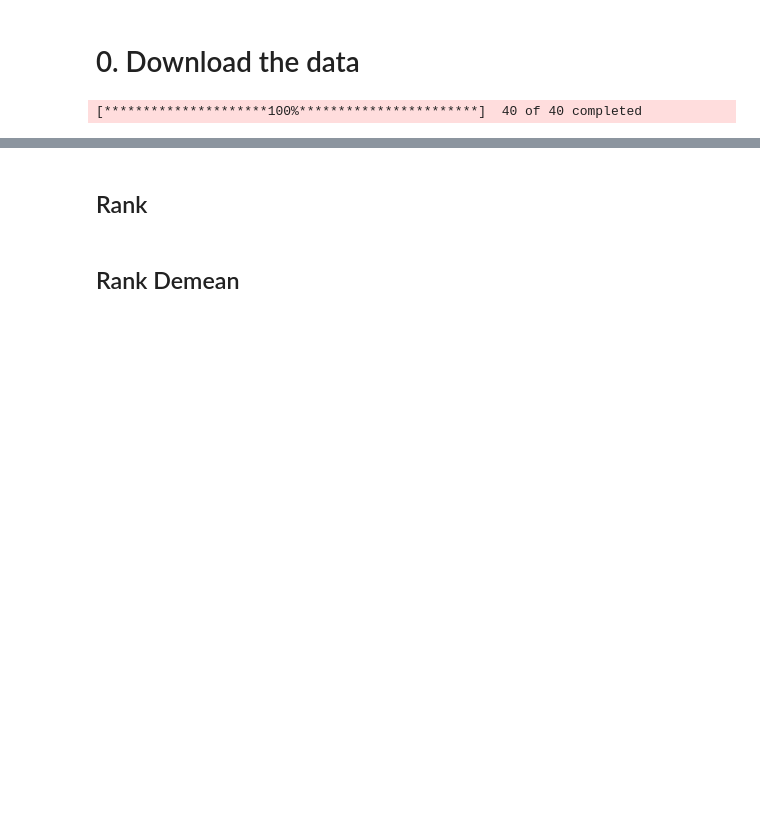
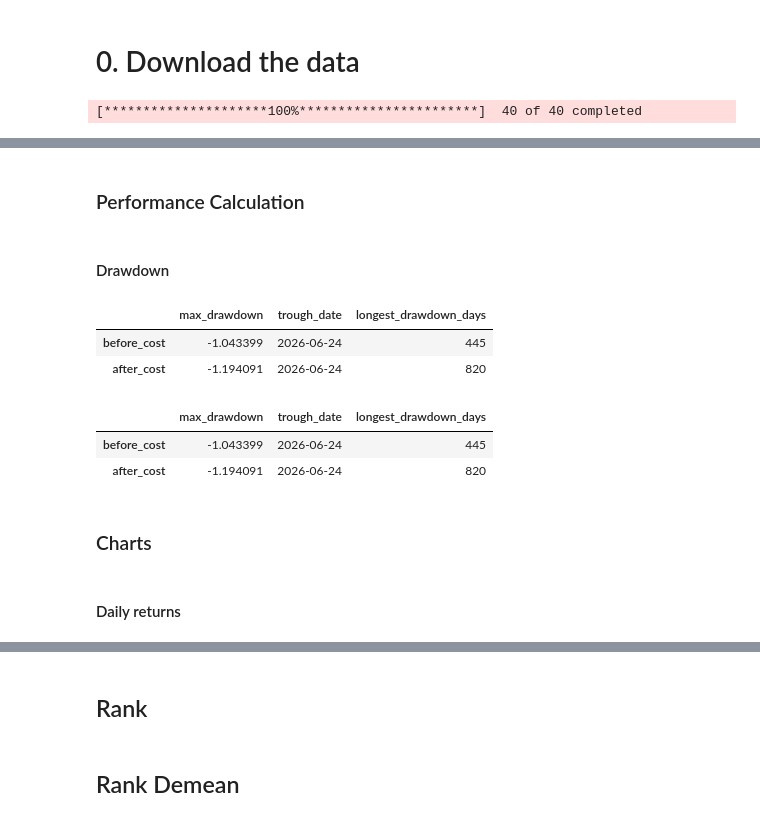
Before and after one commit to rizkihalasan/crypto_trade, a Jupyter notebook: crypto_trade.ipynb, the cells around one changed output, grey strips where cells are left out. Cells and saved outputs as stored; diff of their text form; code cells hidden in the pictures; blank space fills up the shorter version.

Commit message:
add performance benchmark

```diff
--- a/crypto_trade.ipynb
+++ b/crypto_trade.ipynb
@@ -16,0 +304,2 @@ data.to_csv('crypto_raw_data.csv')
+# %% [markdown]
+### Performance Calculation
@@ -16,0 +314,33 @@ data.to_csv('crypto_raw_data.csv')
+# %% [markdown]
+#### Drawdown
+# %%
+dd = mom_returns.apply(drawdown)
+
+dd_table = pd.DataFrame({
+    'max_drawdown': dd.min(),
+    'trough_date': dd.idxmin().dt.date,
+    'longest_drawdown_days': dd.apply(drawdown_duration).max(),
+})
+
+dd_table
+# %% [output]
+|  | max_drawdown | trough_date | longest_drawdown_days |
+| before_cost | -1.043399 | 2026-06-24 | 445 |
+| after_cost | -1.194091 | 2026-06-24 | 820 |
+# %%
+mom_dd = mom_returns.apply(drawdown)
+mom_dd_table = pd.DataFrame({
+    'max_drawdown': mom_dd.min(),
+    'trough_date': mom_dd.idxmin().dt.date,
+    'longest_drawdown_days': mom_dd.apply(drawdown_duration).max(),
+})
+
+mom_dd_table
+# %% [output]
+|  | max_drawdown | trough_date | longest_drawdown_days |
+| before_cost | -1.043399 | 2026-06-24 | 445 |
+| after_cost | -1.194091 | 2026-06-24 | 820 |
+# %% [markdown]
+### Charts
+# %% [markdown]
+#### Daily returns
```
Also changed, not shown: parts of 94 cells of this notebook, 1 other file.
